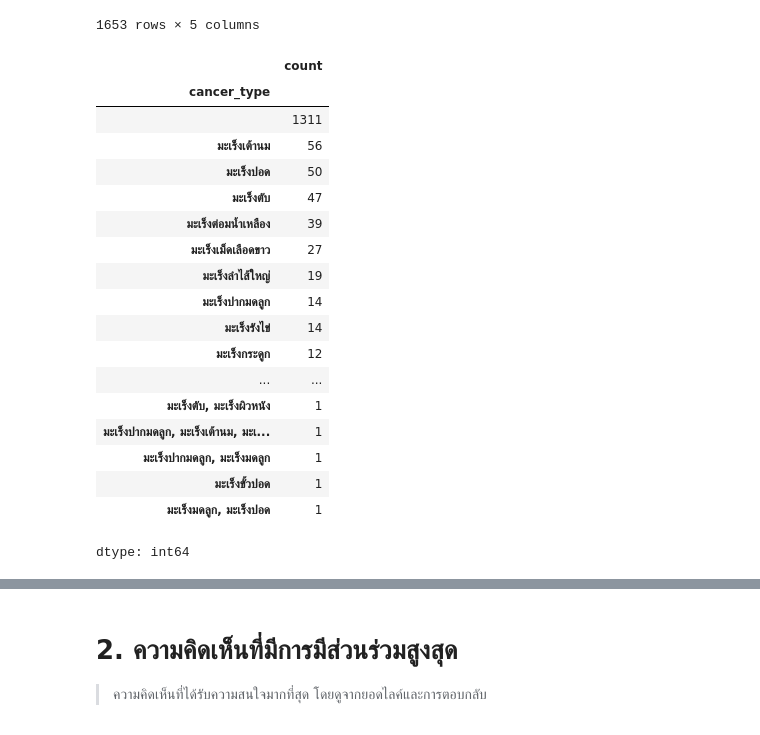
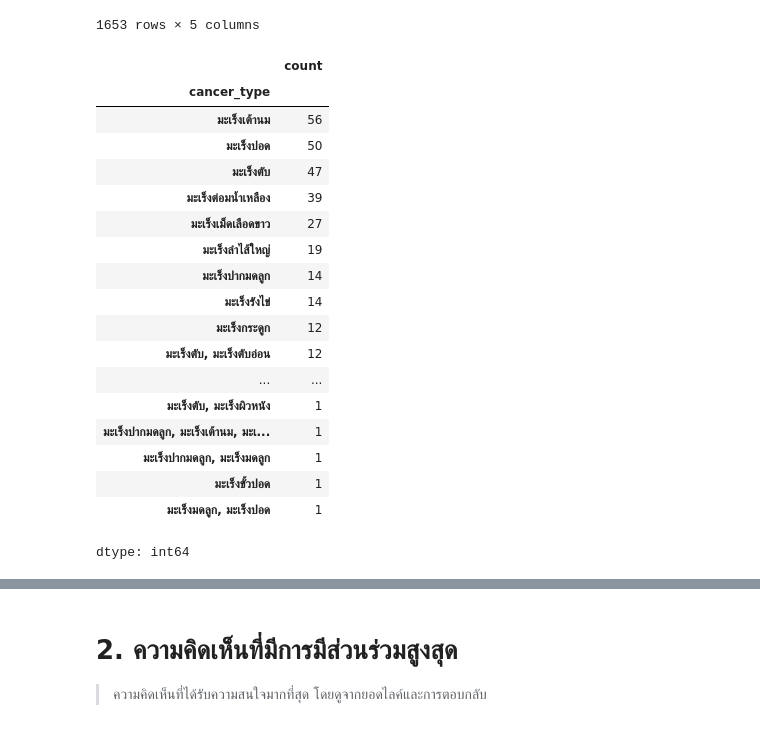
Before and after one commit to RatchanonPa/python_dataviz2024, a Jupyter notebook: Data_Viz_2024_Exam_3.ipynb, the cells around one changed output, grey strips where cells are left out. Saved outputs shown, nothing was run; the diff lists cells and outputs as text; code cells hidden in the pictures.

```diff
--- a/Data_Viz_2024_Exam_3.ipynb
+++ b/Data_Viz_2024_Exam_3.ipynb
@@ -51,4 +51,0 @@ memory usage: 51.8+ KB
-# %%
-# Remove duplicate rows based on all columns
-docter_df = docter_df.drop_duplicates()
-docter_df
@@ -125,11 +108,11 @@ docter_df
 # %%
 # Count the frequency of each cancer type
 cancer_type_counts = docter_df['cancer_type'].value_counts()
+cancer_type_counts = cancer_type_counts.iloc[1:]
 cancer_type_counts
 # %% [output]
 |  | count |
 | cancer_type |  |
-|  | 1311 |
 | มะเร็งเต้านม | 56 |
 | มะเร็งปอด | 50 |
 | มะเร็งตับ | 47 |
@@ -139,6 +122,7 @@ cancer_type_counts
 | มะเร็งปากมดลูก | 14 |
 | มะเร็งรังไข่ | 14 |
 | มะเร็งกระดูก | 12 |
+| มะเร็งตับ, มะเร็งตับอ่อน | 12 |
 | ... | ... |
 | มะเร็งตับ, มะเร็งผิวหนัง | 1 |
 | มะเร็งปากมดลูก, มะเร็งเต้านม, มะเ... | 1 |
```
Also changed, not shown: parts of 9 cells of this notebook.
